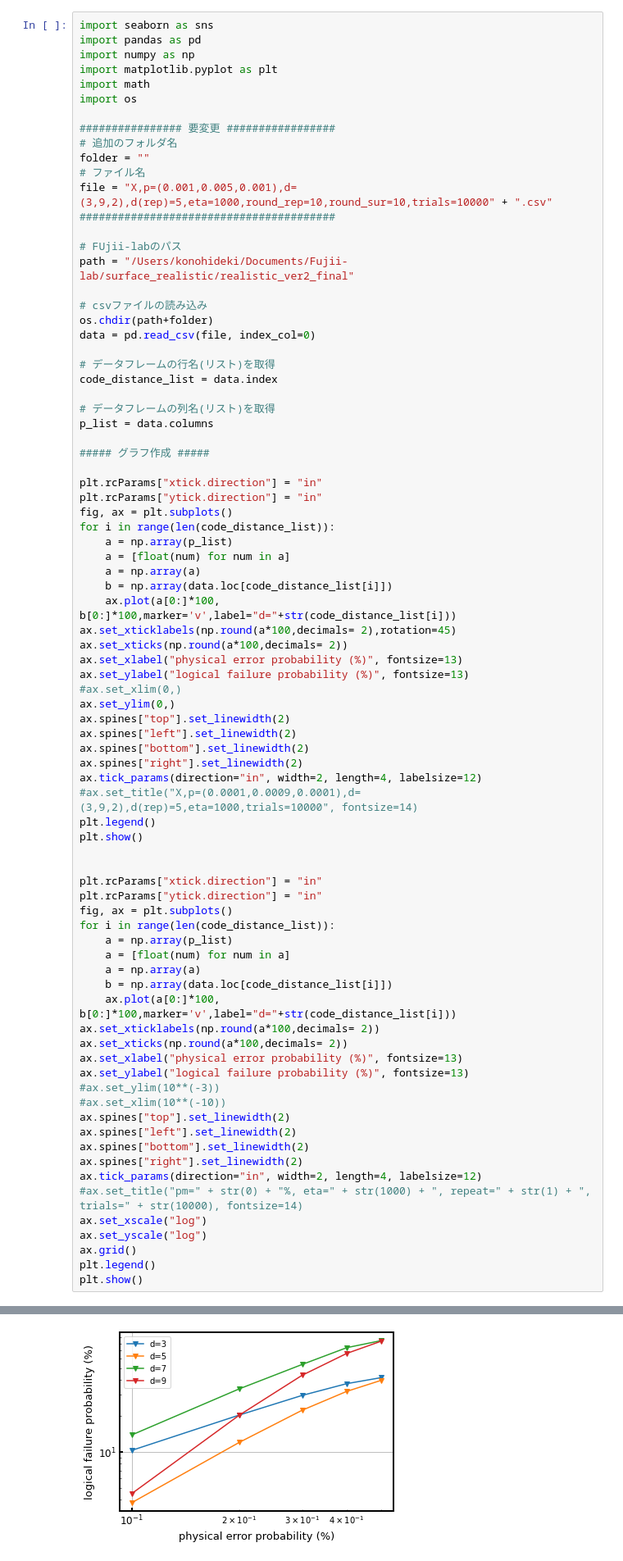
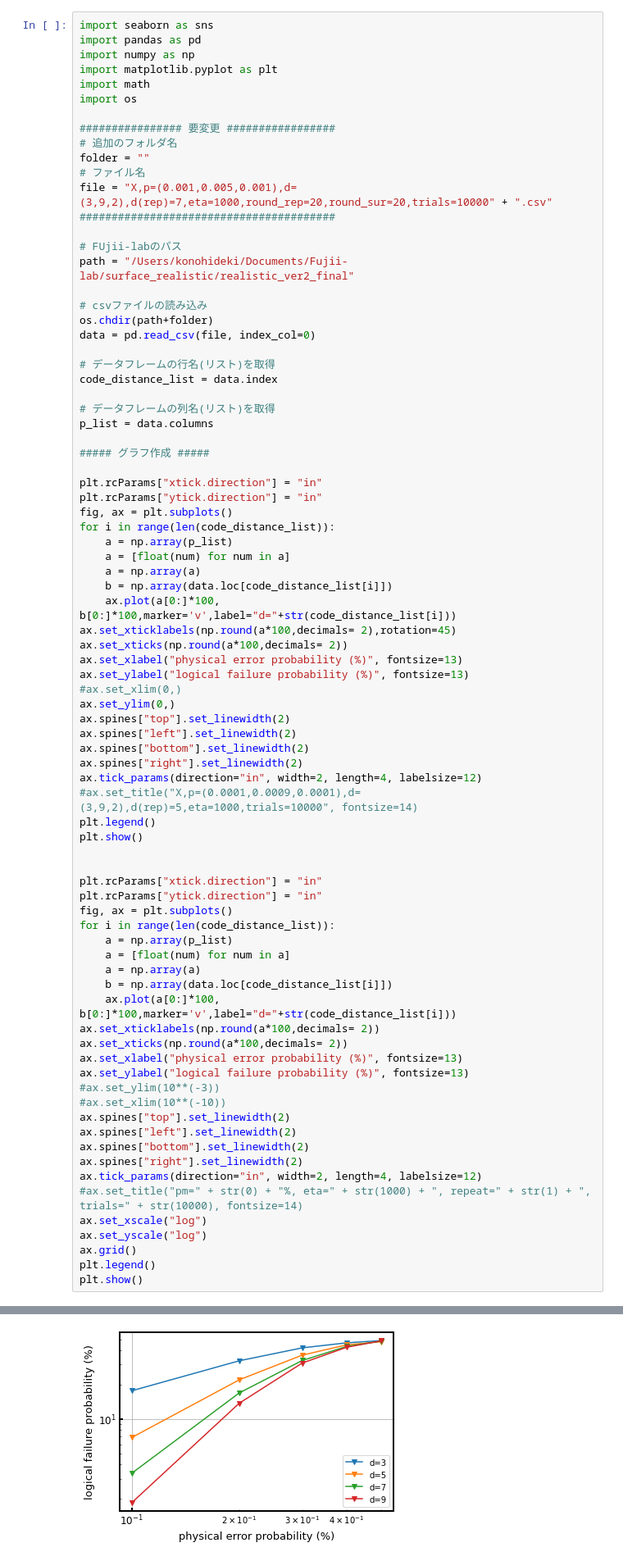
Before and after one commit to kono0924/Fujii-lab, a Jupyter notebook: surface_realistic/realistic_ver2_final/csv_view.ipynb, the cells around one changed output, grey strips where cells are left out. Shown at 82% size. Drawn from its saved outputs; the diff is of its cells as text.

```diff
--- a/surface_realistic/realistic_ver2_final/csv_view.ipynb
+++ b/surface_realistic/realistic_ver2_final/csv_view.ipynb
@@ -12,7 +12,7 @@ import os
 # 追加のフォルダ名
 folder = ""
 # ファイル名
-file = "X,p=(0.001,0.005,0.001),d=(3,9,2),d(rep)=5,eta=1000,round_rep=10,round_sur=10,trials=10000" + ".csv"
+file = "X,p=(0.001,0.005,0.001),d=(3,9,2),d(rep)=7,eta=1000,round_rep=20,round_sur=20,trials=10000" + ".csv"
 ########################################
 
 # FUjii-labのパス
@@ -86,4 +86,4 @@ plt.show()
-[figure, old version]
+[figure, new version]
 # %%
 import seaborn as sns
 import pandas as pd
```
Also changed, not shown: parts of 2 cells of this notebook.
